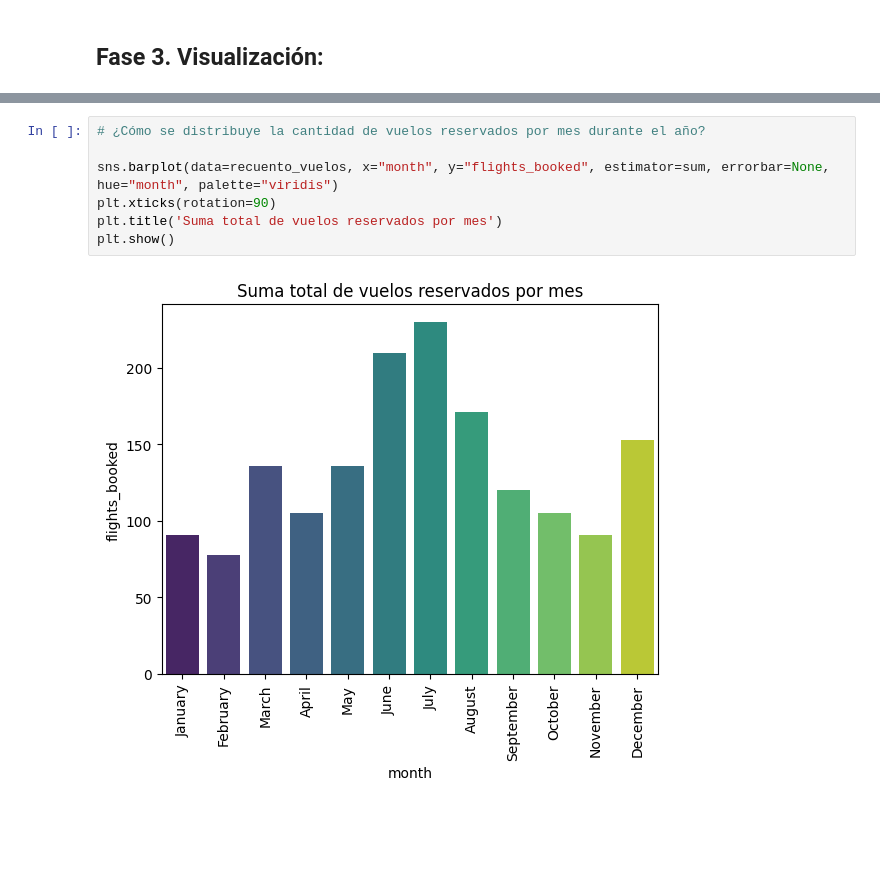
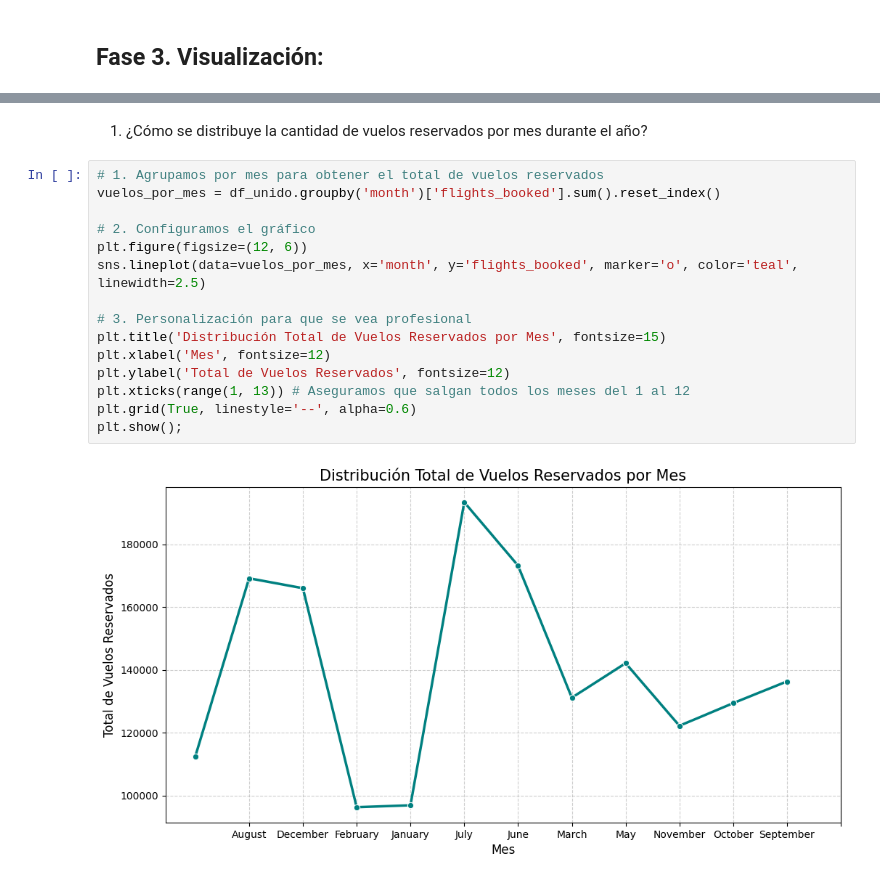
Before and after one commit to Adalab/bda-modulo-3-evaluacion-final-Eleonora1989, a Jupyter notebook: bbdd_flight_loyalty.ipynb, the cells around one changed output, grey strips where cells are left out. Saved outputs shown, nothing was run; the diff lists cells and outputs as text; blank space fills up the shorter version.

Commit message:
Update del bbdd_flight y Readme

```diff
--- a/bbdd_flight_loyalty.ipynb
+++ b/bbdd_flight_loyalty.ipynb
@@ -567,9 +557,19 @@ recuento_vuelos
+# %% [markdown]
+1. ¿Cómo se distribuye la cantidad de vuelos reservados por mes durante el año?
 # %%
-# ¿Cómo se distribuye la cantidad de vuelos reservados por mes durante el año?
+# 1. Agrupamos por mes para obtener el total de vuelos reservados
+vuelos_por_mes = df_unido.groupby('month')['flights_booked'].sum().reset_index()
 
-sns.barplot(data=recuento_vuelos, x="month", y="flights_booked", estimator=sum, errorbar=None, hue="month", palette="viridis")
-plt.xticks(rotation=90)
-plt.title('Suma total de vuelos reservados por mes')
-plt.show()
+# 2. Configuramos el gráfico
+plt.figure(figsize=(12, 6))
+sns.lineplot(data=vuelos_por_mes, x='month', y='flights_booked', marker='o', color='teal', linewidth=2.5)
+
+# 3. Personalización para que se vea profesional
+plt.title('Distribución Total de Vuelos Reservados por Mes', fontsize=15)
+plt.xlabel('Mes', fontsize=12)
+plt.ylabel('Total de Vuelos Reservados', fontsize=12)
+plt.xticks(range(1, 13)) # Aseguramos que salgan todos los meses del 1 al 12
+plt.grid(True, linestyle='--', alpha=0.6)
+plt.show();
 # %% [output]
-[figure, old version]
+[figure, new version]
```
Also changed, not shown: parts of 27 cells of this notebook, 1 other file.
